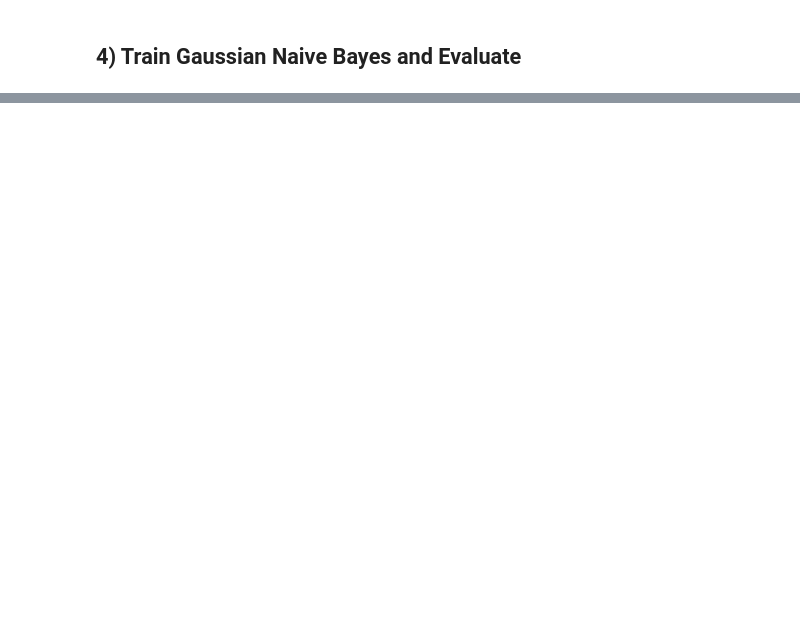
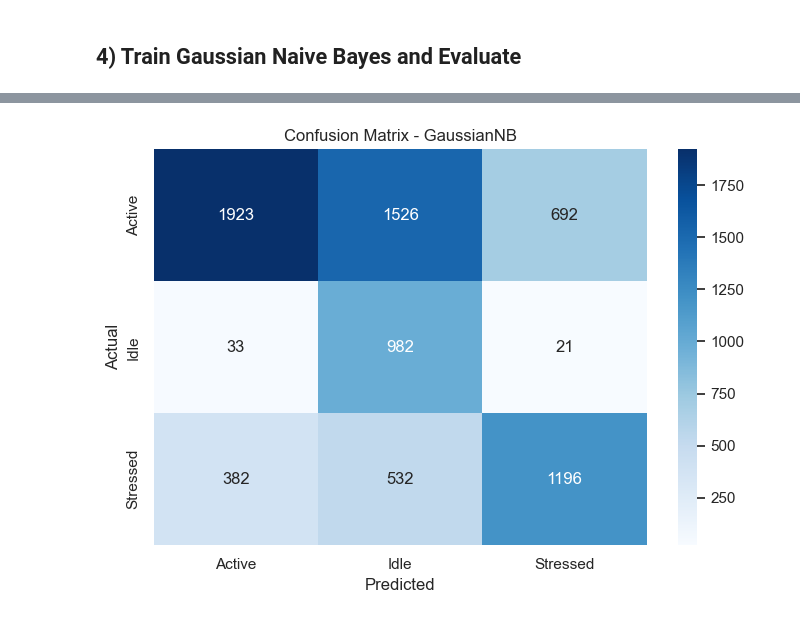
Before and after one commit to Woundrite/FDS, a Jupyter notebook: naIve_bayes_model.ipynb, the cells around one changed output, grey strips where cells are left out. Drawn from its saved outputs; the diff is of its cells as text; code cells hidden in the pictures; blank space fills up the shorter version.

```diff
--- a/naIve_bayes_model.ipynb
+++ b/naIve_bayes_model.ipynb
@@ -9,4 +56,21 @@ df = pd.read_csv(DATA_PATH, low_memory=False)print(f"Shape: {df.shape[0]:,} rows
 # %% [markdown]
 ## 2) Build Rule-Based Target (load_state)
 # %%
-CPU_COL = "Processor_% Processor Time"MEM_COL = "Memory_Pages/sec"IO_COL = "Process_IO Data Bytes/sec"IDLE_COL = "Processor_% Idle Time"def assign_load_state(frame: pd.DataFrame) -> pd.Series:    cpu = frame[CPU_COL].fillna(0)    mem = frame[MEM_COL].fillna(0)    io = frame[IO_COL].fillna(0)    state = pd.Series("Active", index=frame.index)    state[cpu >= 30] = "Stressed"    state[(mem > 200) & (io > 1e6)] = "Stressed"    state[(cpu < 5) & (io < 5e4)] = "Idle"    return statedf["load_state"] = assign_load_state(df)print(df["load_state"].value_counts().to_string())
+CPU_COL = "Processor_% Processor Time"
+MEM_COL = "Memory_Pages/sec"
+IO_COL = "Process_IO Data Bytes/sec"
+IDLE_COL = "Processor_% Idle Time"
+
+def assign_load_state(frame: pd.DataFrame) -> pd.Series:
+    cpu = frame[CPU_COL].fillna(0)
+    mem = frame[MEM_COL].fillna(0)
+    io = frame[IO_COL].fillna(0)
+
+    state = pd.Series("Active", index=frame.index)
+    state[cpu >= 30] = "Stressed"
+    state[(mem > 200) & (io > 1e6)] = "Stressed"
+    state[(cpu < 5) & (io < 5e4)] = "Idle"
+    return state
+
+df["load_state"] = assign_load_state(df)
+print(df["load_state"].value_counts().to_string())
@@ -17,4 +122,62 @@ LABEL_COLS = {    CPU_COL,    MEM_COL,    IO_COL,    IDLE_COL,}LEAKY_COLS = {
 # %% [markdown]
 ## 4) Train Gaussian Naive Bayes and Evaluate
 # %%
-X_train, X_test, y_train, y_test = train_test_split(    X,    y,    test_size=TEST_SIZE,    random_state=RANDOM_SEED,    stratify=y,)model = GaussianNB()model.fit(X_train, y_train)y_pred = model.predict(X_test)y_prob = model.predict_proba(X_test)acc = accuracy_score(y_test, y_pred)prec = precision_score(y_test, y_pred, average="weighted", zero_division=0)rec = recall_score(y_test, y_pred, average="weighted", zero_division=0)f1 = f1_score(y_test, y_pred, average="weighted", zero_division=0)print("=" * 55)print("GAUSSIAN NAIVE BAYES - EVALUATION")print("=" * 55)print(classification_report(y_test, y_pred, digits=4, zero_division=0))print(f"Accuracy           : {acc:.4f}")print(f"Weighted Precision : {prec:.4f}")print(f"Weighted Recall    : {rec:.4f}")print(f"Weighted F1-score  : {f1:.4f}")labels = sorted(y.unique())cm = confusion_matrix(y_test, y_pred, labels=labels)plt.figure(figsize=(7, 5))sns.heatmap(    cm,    annot=True,    fmt="d",    cmap="Blues",    xticklabels=labels,    yticklabels=labels,)plt.xlabel("Predicted")plt.ylabel("Actual")plt.title("Confusion Matrix - GaussianNB")plt.tight_layout()plt.show()max_prob = y_prob.max(axis=1)uncertain_idx = np.argsort(max_prob)[:10]uncertain_df = pd.DataFrame({    "true_label": y_test.iloc[uncertain_idx].values,    "pred_label": y_pred[uncertain_idx],    "max_prob": max_prob[uncertain_idx],    "uncertainty": 1 - max_prob[uncertain_idx],})print("\nTop 10 uncertain predictions:")display(uncertain_df.sort_values("max_prob"))
+X_train, X_test, y_train, y_test = train_test_split(
+    X,
+    y,
+    test_size=TEST_SIZE,
+    random_state=RANDOM_SEED,
+    stratify=y,
+)
+
+model = GaussianNB()
+model.fit(X_train, y_train)
+
+y_pred = model.predict(X_test)
+y_prob = model.predict_proba(X_test)
+
+acc = accuracy_score(y_test, y_pred)
+prec = precision_score(y_test, y_pred, average="weighted", zero_division=0)
+rec = recall_score(y_test, y_pred, average="weighted", zero_division=0)
+f1 = f1_score(y_test, y_pred, average="weighted", zero_division=0)
+
+print("=" * 55)
+print("GAUSSIAN NAIVE BAYES - EVALUATION")
+print("=" * 55)
+print(classification_report(y_test, y_pred, digits=4, zero_division=0))
+print(f"Accuracy           : {acc:.4f}")
+print(f"Weighted Precision : {prec:.4f}")
+print(f"Weighted Recall    : {rec:.4f}")
+print(f"Weighted F1-score  : {f1:.4f}")
+
+labels = sorted(y.unique())
+cm = confusion_matrix(y_test, y_pred, labels=labels)
+
+plt.figure(figsize=(7, 5))
+sns.heatmap(
+    cm,
+    annot=True,
+    fmt="d",
+    cmap="Blues",
+    xticklabels=labels,
+    yticklabels=labels,
+)
+plt.xlabel("Predicted")
+plt.ylabel("Actual")
+plt.title("Confusion Matrix - GaussianNB")
+plt.tight_layout()
+plt.show()
+
+max_prob = y_prob.max(axis=1)
+uncertain_idx = np.argsort(max_prob)[:10]
+
+uncertain_df = pd.DataFrame({
+    "true_label": y_test.iloc[uncertain_idx].values,
+    "pred_label": y_pred[uncertain_idx],
+    "max_prob": max_prob[uncertain_idx],
+    "uncertainty": 1 - max_prob[uncertain_idx],
+})
+
+print("\nTop 10 uncertain predictions:")
+display(uncertain_df.sort_values("max_prob"))
+# %% [output]
@@ -20,0 +201 @@ X_train, X_test, y_train, y_test = train_test_split(    X,    y,    test_size=TE
+[figure, added]
```
Also changed, not shown: parts of 7 cells of this notebook, 1 other file.
